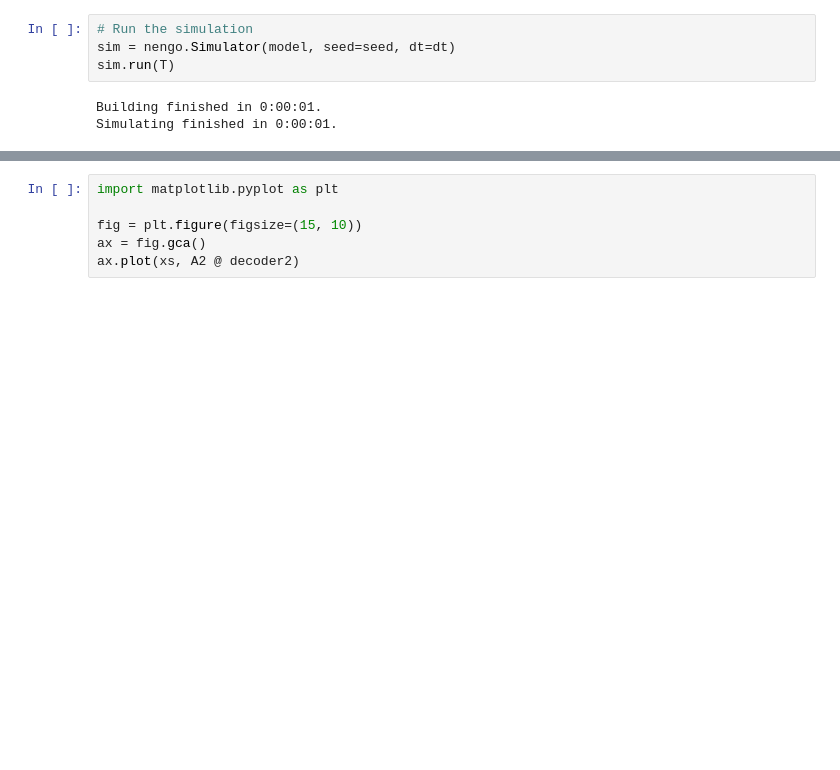
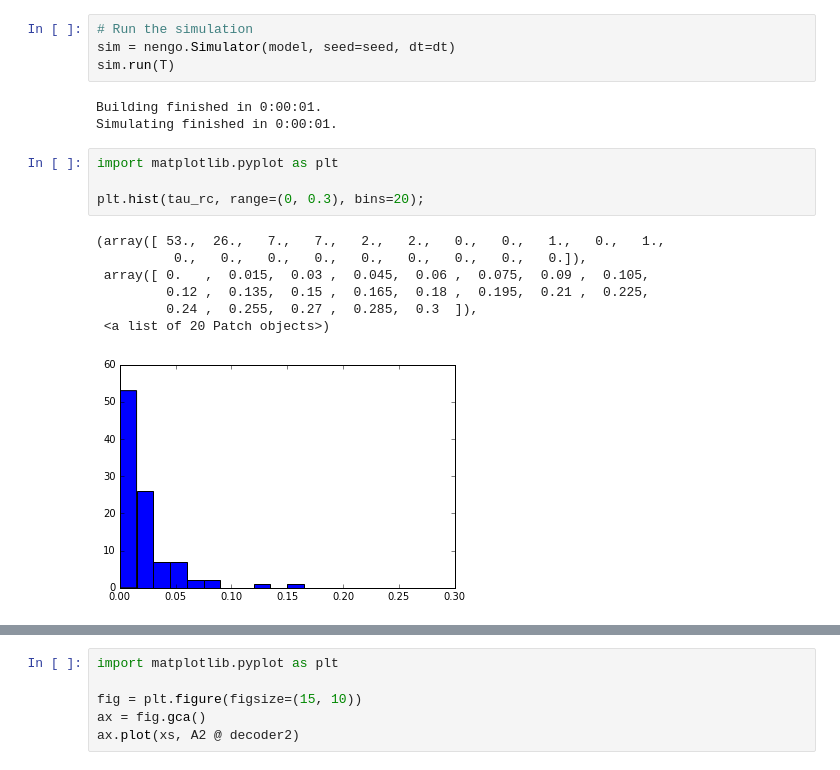
Before and after one commit to ctn-waterloo/nengo_conductance_synapses, a Jupyter notebook: ifcondexp.ipynb, the cells around one changed output, grey strips where cells are left out. Drawn from its saved outputs; the diff is of its cells as text; blank space fills up the shorter version.

```diff
--- a/ifcondexp.ipynb
+++ b/ifcondexp.ipynb
@@ -107,6 +108,18 @@ sim.run(T)
 # %% [output]
 Building finished in 0:00:01.
 Simulating finished in 0:00:01.
+# %%
+import matplotlib.pyplot as plt
+
+plt.hist(tau_rc, range=(0, 0.3), bins=20);
+# %% [output]
+(array([ 53.,  26.,   7.,   7.,   2.,   2.,   0.,   0.,   1.,   0.,   1.,
+          0.,   0.,   0.,   0.,   0.,   0.,   0.,   0.,   0.]),
+ array([ 0.   ,  0.015,  0.03 ,  0.045,  0.06 ,  0.075,  0.09 ,  0.105,
+         0.12 ,  0.135,  0.15 ,  0.165,  0.18 ,  0.195,  0.21 ,  0.225,
+         0.24 ,  0.255,  0.27 ,  0.285,  0.3  ]),
+ <a list of 20 Patch objects>)
+[figure, added]
 # %%
 import matplotlib.pyplot as plt
 
```
Also changed, not shown: parts of 2 cells of this notebook, 1 other file.
